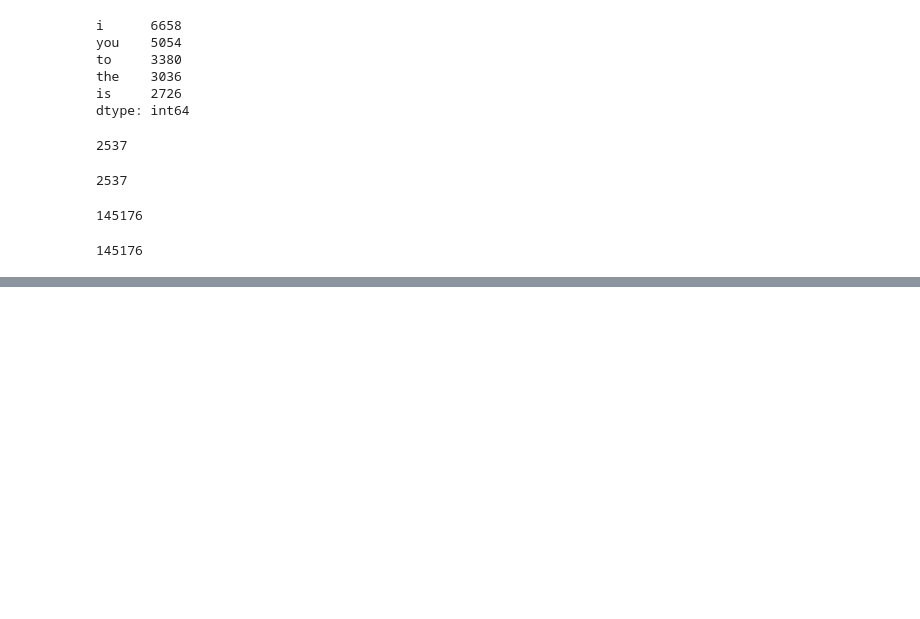
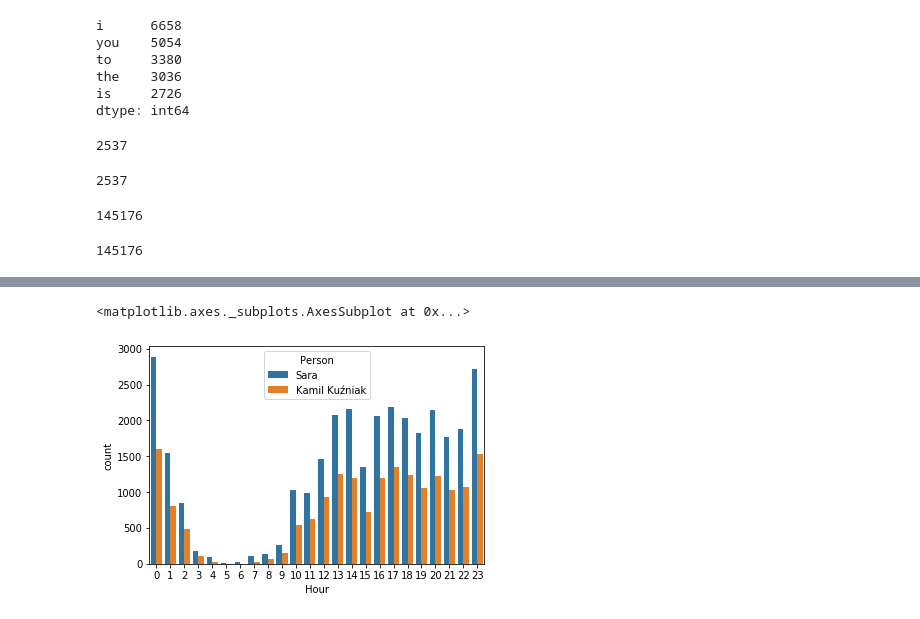
Before and after one commit to kamilkuzniak/WhatsApp-analyzer, a Jupyter notebook: Jupyter_testing.ipynb, the cells around one changed output, grey strips where cells are left out. Drawn from its saved outputs; the diff is of its cells as text; code cells hidden in the pictures; blank space fills up the shorter version.

```diff
--- a/Jupyter_testing.ipynb
+++ b/Jupyter_testing.ipynb
@@ -99,6 +99,7 @@ names = []
 dates = []
 hours = []
 full_dates = []
+hour = []
 
 for i in range(len(messages)):
     try:
@@ -138,6 +139,7 @@ for timestamp in timestamps:
     full_dates.append(datetime.fromtimestamp(mktime(timestamp)))
     dates.append(datetime.fromtimestamp(mktime(timestamp)).date())
     hours.append(datetime.fromtimestamp(mktime(timestamp)).time())
+    hour.append(datetime.fromtimestamp(mktime(timestamp)).hour)
 # %%
 full_dates[0].month()
 # %% [output]
@@ -1100,0 +1176,29 @@ Name: Content, dtype: int64
+# %%
+def chat_fix(messages, timestamps):
+    # Fixing the messages list from errors resulting from the multiline messages in the original file and creating a dates list
+    for i in range(len(messages)):
+        try:
+            timestamps.append(time.strptime(messages[i].split('-')[0].split(',')[0] + messages[i].split('-')[0].split(',')[1], '%m/%d/%y %H:%M '))
+        except:
+            num = 1
+            while True:
+                if messages[i - num] != 'NaN':
+                    messages[i - num] += (' ' + messages[i])
+                    messages[i] = 'NaN'
+                    break
+                else:
+                    num += 1
+
+
+def remove_nan(messages):
+    while True:
+        try:
+            messages.remove('NaN')
+        except ValueError:
+            break
+
+def count_words(x):
+    if x == '<Media omitted>\n':
+        return 0
+    else:
+        return len(x.split())
@@ -1100,0 +1712,5 @@ Name: Content, dtype: int64
+# %%
+sns.countplot(x=chat_data.loc[2019].index.get_level_values(level='Hour'), data=chat_data.loc[2019], hue=chat_data.loc[2019].index.get_level_values(level='Person'))
+# %% [output]
+<matplotlib.axes._subplots.AxesSubplot at 0x...>
+[figure, added]
```
Also changed, not shown: parts of 82 cells of this notebook, 2 other files.
